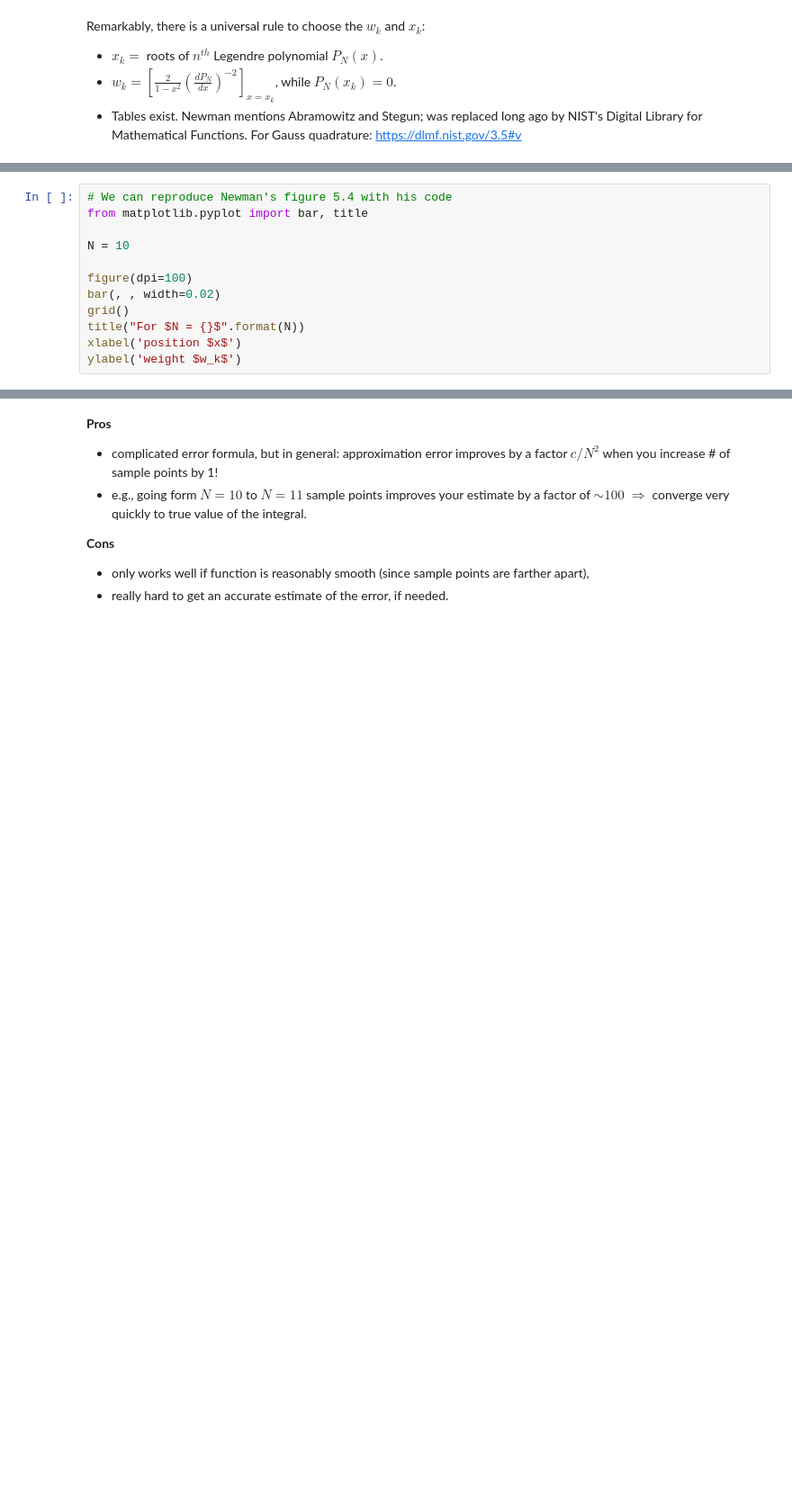
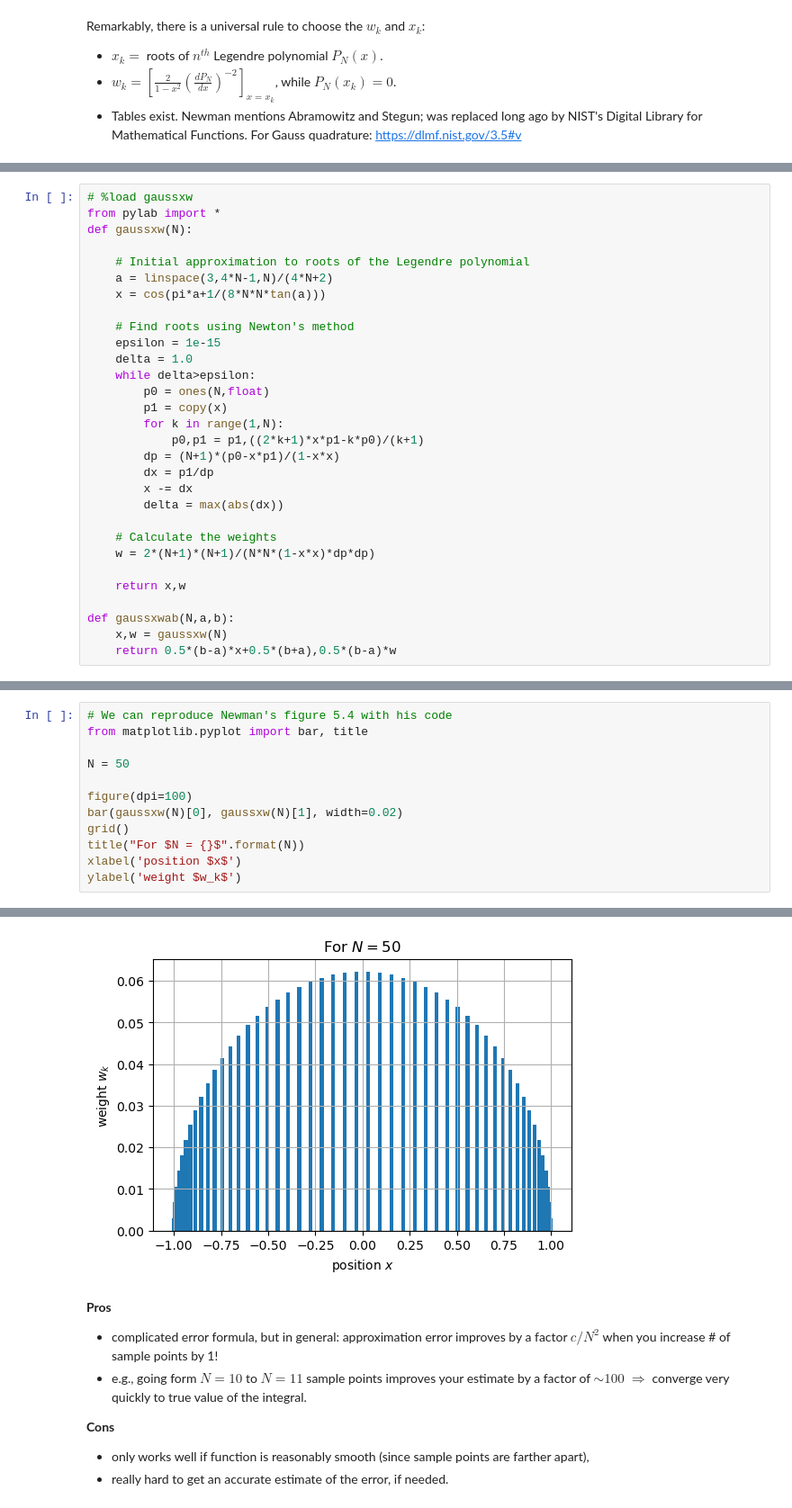
Before and after one commit to PHY407-UofT/lectures-2021, a Jupyter notebook: Lecture03/L03-GaussianQuad-NumericalDiff.ipynb, the cells around one changed output, grey strips where cells are left out. Shown: that part at 90% size. Drawn from its saved outputs; the diff is of its cells as text; blank space fills up the shorter version.

```diff
--- a/Lecture03/L03-GaussianQuad-NumericalDiff.ipynb
+++ b/Lecture03/L03-GaussianQuad-NumericalDiff.ipynb
@@ -129,4 +129,34 @@ Remarkably, there is a universal rule to choose the $w_k$ and $x_k$:
     * `gaussxw.py` for integration limits from $-1$ to $+1$,
     * `gaussxwab.py` for integration limits from $a$ to $b$.
 * The calculation of weights and points is expensive. Use `gaussxw.py` if you are going to change the limits repeatedly (and see end of §5.6.1, pp. 167-168, for how to do).
+# %%
+# %load gaussxw
+from pylab import *
+def gaussxw(N):
+
+    # Initial approximation to roots of the Legendre polynomial
+    a = linspace(3,4*N-1,N)/(4*N+2)
+    x = cos(pi*a+1/(8*N*N*tan(a)))
+
+    # Find roots using Newton's method
+    epsilon = 1e-15
+    delta = 1.0
+    while delta>epsilon:
+        p0 = ones(N,float)
+        p1 = copy(x)
+        for k in range(1,N):
+            p0,p1 = p1,((2*k+1)*x*p1-k*p0)/(k+1)
+        dp = (N+1)*(p0-x*p1)/(1-x*x)
+        dx = p1/dp
+        x -= dx
+        delta = max(abs(dx))
+
+    # Calculate the weights
+    w = 2*(N+1)*(N+1)/(N*N*(1-x*x)*dp*dp)
+
+    return x,w
+
+def gaussxwab(N,a,b):
+    x,w = gaussxw(N)
+    return 0.5*(b-a)*x+0.5*(b+a),0.5*(b-a)*w
 # %%
@@ -141,10 +175,10 @@ Remarkably, there is a universal rule to choose the $w_k$ and $x_k$:
 # We can reproduce Newman's figure 5.4 with his code
 from matplotlib.pyplot import bar, title
 
-N = 10
+N = 50
 
 figure(dpi=100)
-bar(, , width=0.02)
+bar(gaussxw(N)[0], gaussxw(N)[1], width=0.02)
 grid()
 title("For $N = {}$".format(N))
 xlabel('position $x$')
@@ -154,3 +188,4 @@ SyntaxError: invalid syntax (<ipython-input-32-e7cf94f70ccf>, line 7)
+[figure, added]
 # %% [markdown]
 **Pros**
 * complicated error formula, but in general: approximation error improves by a factor $c/N^2$ when you increase # of sample points by 1!
```
Also changed, not shown: parts of 14 cells of this notebook.
